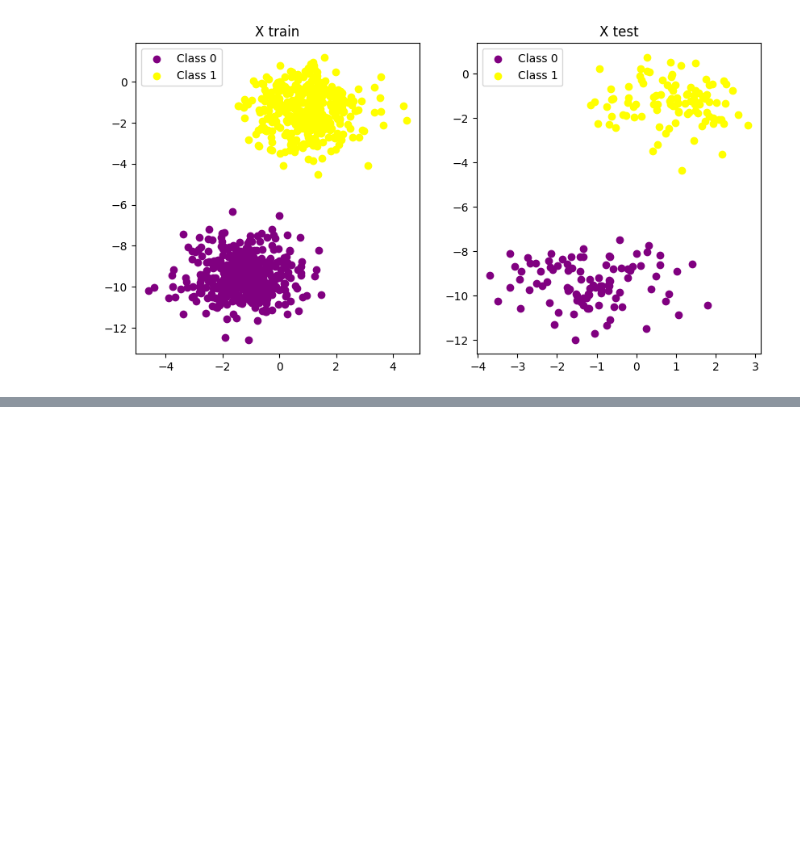
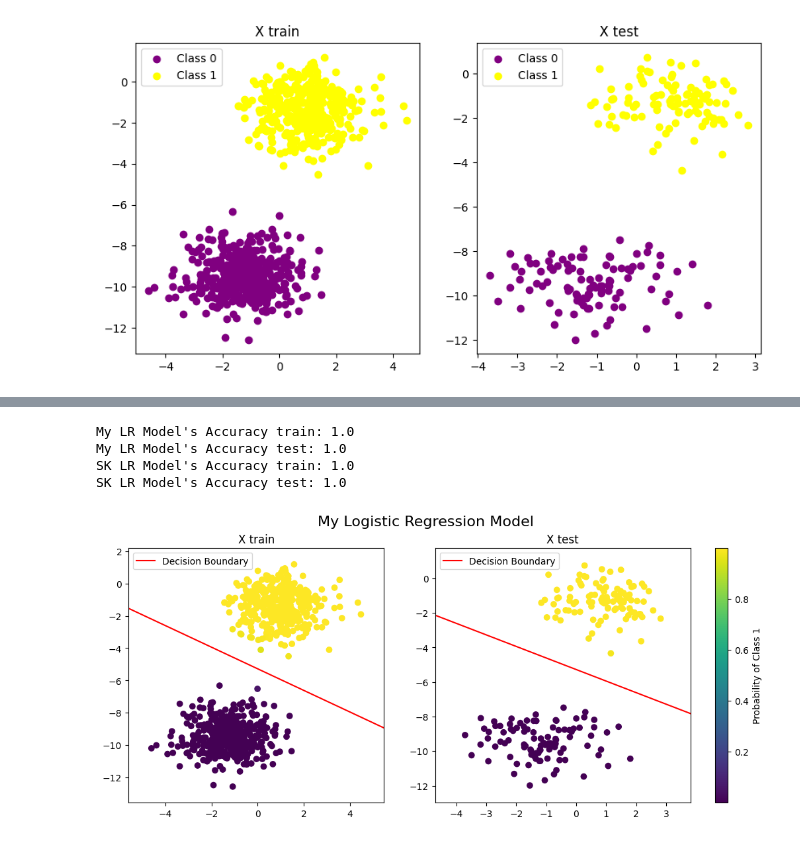
Before and after one commit to jhrudden/ML-Mono, a Jupyter notebook: notebooks/LogRegression_Example.ipynb, the cells around one changed output, grey strips where cells are left out. Drawn from its saved outputs; the diff is of its cells as text; code cells hidden in the pictures; blank space fills up the shorter version.

Commit message:
Wrap up Logistic Regression notebook (might need a non linearly separable example)

```diff
--- a/notebooks/LogRegression_Example.ipynb
+++ b/notebooks/LogRegression_Example.ipynb
@@ -119,0 +103,70 @@ Accuracy test: 1.0
+# %%
+my_preds_train = my_logreg.predict(X_train)
+my_preds_test = my_logreg.predict(X_test)
+
+sk_preds_train = sk_logreg.predict(X_train)
+sk_preds_test = sk_logreg.predict(X_test)
+
+
+my_acc_train = accuracy_score(y_train, my_preds_train)
+my_acc_test = accuracy_score(y_test, my_preds_test)
+
+sk_acc_train = accuracy_score(y_train, sk_preds_train)
+sk_acc_test = accuracy_score(y_test, sk_preds_test)
+
+print(f"My LR Model's Accuracy train: {my_acc_train}")
+print(f"My LR Model's Accuracy test: {my_acc_test}")
+print(f"SK LR Model's Accuracy train: {sk_acc_train}")
+print(f"SK LR Model's Accuracy test: {sk_acc_test}")
+# %% [output]
+My LR Model's Accuracy train: 1.0
+My LR Model's Accuracy test: 1.0
+SK LR Model's Accuracy train: 1.0
+SK LR Model's Accuracy test: 1.0
+# %%
+# Function to plot the decision boundary and predictions of a logistic regression model
+def plot_logistic_regression_probabilities(model, X_train, X_test, title):
+    """
+    Plots the decision boundary and probability predictions of a logistic regression model.
+
+    Parameters:
+    model: The logistic regression model (either custom or from Scikit-Learn).
+    X_train, X_test: Training and testing datasets.
+    """
+
+    # Decision boundary calculation
+    x_1_db = np.linspace(-10, 10, 1000)
+    if hasattr(model, '_weights'):  # Custom model
+        x_2_db = -(model._weights[1] * x_1_db + model._weights[0]) / model._weights[2]
+    else:  # Scikit-Learn model
+        x_2_db = -(model.coef_[0][0] * x_1_db + model.intercept_[0]) / model.coef_[0][1]
+
+    # Probability predictions
+    prob_preds_train = model.predict_proba(X_train)[:,1] # Probabilities for class 1
+    prob_preds_test = model.predict_proba(X_test)[:,1] # Probabilities for class 1
+
+    # Plot
+    fig, ax = plt.subplots(1, 2, figsize=(12, 5))
+    scatter1 = ax[0].scatter(X_train[:, 0], X_train[:, 1], c=prob_preds_train, cmap='viridis')
+    ax[0].set_title("X train")
+    ax[0].plot(x_1_db, x_2_db, color='red', label='Decision Boundary')
+    ax[0].set_xlim(np.min(X_train[:,0]) - 1, np.max(X_train[:,0]) + 1)
+    ax[0].set_ylim(np.min(X_train[:,1]) - 1, np.max(X_train[:,1]) + 1)
+    ax[0].legend()
+    scatter2 = ax[1].scatter(X_test[:, 0], X_test[:, 1], c=prob_preds_test, cmap='viridis')
+    ax[1].set_title("X test")
+    ax[1].plot(x_1_db, x_2_db, color='red', label='Decision Boundary')
+    ax[1].set_xlim(np.min(X_test[:,0]) - 1, np.max(X_test[:,0]) + 1)
+    ax[1].set_ylim(np.min(X_test[:,1]) - 1, np.max(X_test[:,1]) + 1)
+    ax[1].legend()
+
+    # Normalize the color scale and add colorbar
+    norm = Normalize(vmin=0.0, vmax=1.0)
+    cbar = fig.colorbar(scatter1, ax=ax, orientation='vertical', fraction=0.046, pad=0.04)
+    cbar.set_label('Probability of Class 1')
+    fig.suptitle(title, size=16)
+    plt.show()
+# %%
+plot_logistic_regression_probabilities(my_logreg, X_train, X_test, title="My Logistic Regression Model")
+# %% [output]
+[figure, added]
```
Also changed, not shown: parts of 16 cells of this notebook.
